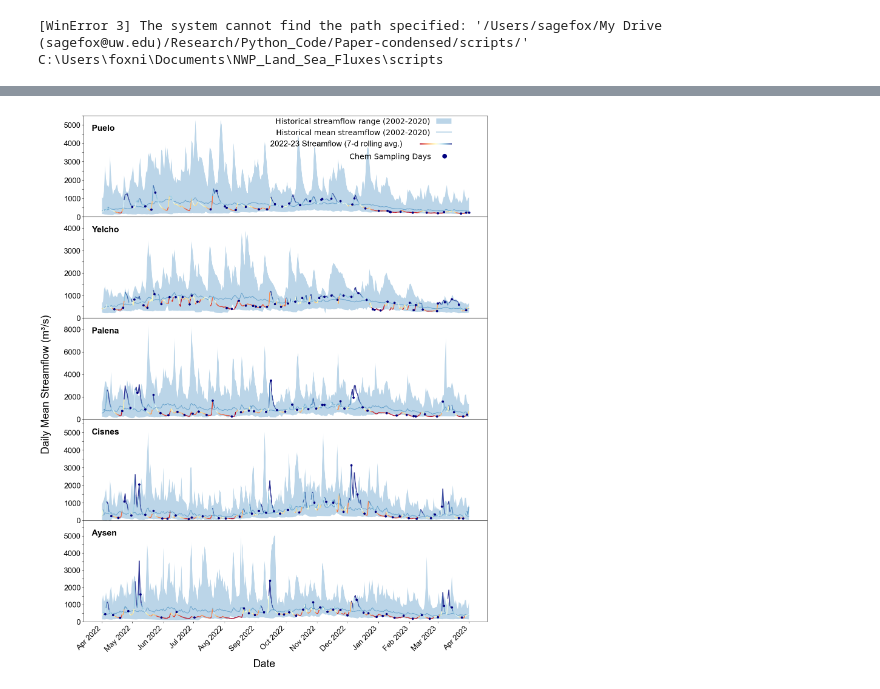
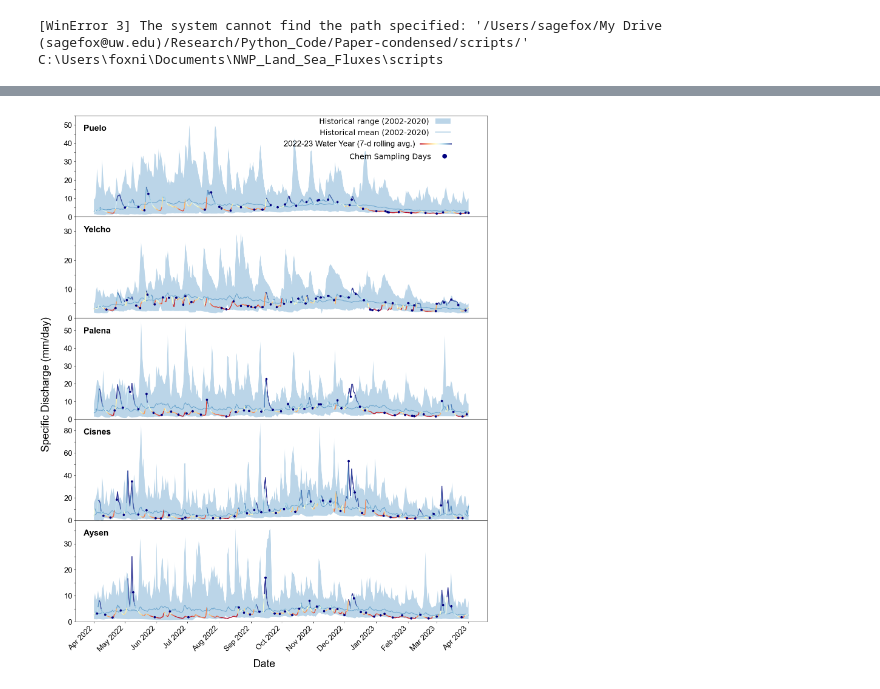
Before and after one commit to sagefox3598/NWP_Land_Sea_Fluxes, a Jupyter notebook: scripts/pub_long_term_hydrograph.ipynb, the cells around one changed output, grey strips where cells are left out. Cells and saved outputs as stored; diff of their text form; code cells hidden in the pictures.

Commit message:
Made a specific distarche version of the hydrograph

```diff
--- a/scripts/pub_long_term_hydrograph.ipynb
+++ b/scripts/pub_long_term_hydrograph.ipynb
@@ -70,18 +347,25 @@ DatetimeIndex(['2002-04-10', '2002-04-11', '2002-04-12', '2002-04-13',
 # %%
-fname_stem = "sampled_hydrograph_"
+fname_stem = "sampled_runoffgraph"
 if display_points_legend:
-    fname_stem = fname_stem + "legend_on"
+    fname_stem = fname_stem + "_legend_on"
 if display_line_colorbar:
-    fname_stem = fname_stem + "linecolorbar"
+    fname_stem = fname_stem + "_linecolorbar"
 if uniform_points:
-    fname_stem = fname_stem + "uniform_points"
+    fname_stem = fname_stem + "_uniform_points"
 else:
-    fname_stem = fname_stem + "coded_points"
+    fname_stem = fname_stem + "_coded_points"
 
 # ===== LOAD NEW STREAMFLOW DATA (CSV) =====
 data = pd.read_csv(datapath, parse_dates=['Date'])
 data.set_index("Date", inplace=True)
 data.index = pd.to_datetime(data.index)
+
+# Load in watershed areas
+areas_path = Path.cwd().parent/"data"/"watershed_area_stats.csv"
+areas = pd.read_csv(areas_path).set_index("river_name")["total_area"]
+
+# Convert to mm/day. m^3/s * (86.4 mm*km*s*m^-3day^-1) / km = mm/day
+data = data * 86.4 / areas
 
 # The CSV has columns for each river (with headers: Puelo, Yelcho, Palena, Cisnes, Aysen)
 river_codes = ["Puelo", "Yelcho", "Palena", "Cisnes", "Aysen"]
@@ -193,8 +477,8 @@ for (name, ax) in zip(river_names, axes):
     daily_flow_ser = contemporary_flow[name]
 
     # Plot the historical min/max as a shaded area and historical mean as a line.
-    ax.fill_between(HDF.index, HDF["min"], HDF["max"], alpha=0.3, label="Historical streamflow range (2002-2020)")
-    ax.plot(HDF.index, HDF["mean"], label="Historical mean streamflow (2002-2020)", alpha=0.5)
+    ax.fill_between(HDF.index, HDF["min"], HDF["max"], alpha=0.3, label="                  Historical range (2002-2020)")
+    ax.plot(HDF.index, HDF["mean"], label="                  Historical mean (2002-2020)", alpha=0.5)
 
     # Plot the daily mean line.
     if color_line_by_percentile:
@@ -238,7 +522,7 @@ for (name, ax) in zip(river_names, axes):
 
     # Set individual subplot labels.
     if date_range_option == "none":
-        ax.set_ylabel("Flow (m³/s)")
+        ax.set_ylabel("Runoff (m/day")
         ax.set_xlabel("Date")
         ax.set_title(name)
     else:
@@ -263,38 +547,43 @@ for (name, ax) in zip(river_names, axes):
 
     # --- Set y-axis ticks and limits in merged mode individually.
     if date_range_option != "none":
+        if name == "Puelo":
+            ax.set_ylim(0, 55)
+            ax.yaxis.set_major_locator(MultipleLocator(5))
+            ax.yaxis.set_major_formatter(FuncFormatter(lambda x, pos: f"{int(x)}" if np.isclose(x % 10, 0, atol=1e-6) else ""))
+        elif name == "Yelcho":
+            ax.set_ylim(0, 35)
+            ax.yaxis.set_major_locator(MultipleLocator(5))
+            ax.yaxis.set_major_formatter(FuncFormatter(lambda x, pos: f"{int(x)}" if np.isclose(x % 10, 0, atol=1e-6) else ""))
         if name == "Palena":
-            ax.set_ylim(0, 9000)
-            ax.yaxis.set_major_locator(MultipleLocator(2000))
-            ax.yaxis.set_major_formatter(FuncFormatter(lambda x, pos: f"{int(x)}" if np.isclose(x % 2000, 0, atol=1e-6) else ""))
-        elif name == "Yelcho":
-            ax.set_ylim(0, 4500)
-            ax.yaxis.set_major_locator(MultipleLocator(500))
-            ax.yaxis.set_major_formatter(FuncFormatter(lambda x, pos: f"{int(x)}" if np.isclose(x % 1000, 0, atol=1e-6) else ""))
+            ax.set_ylim(0, 57)
+            ax.yaxis.set_major_locator(MultipleLocator(10))
+            ax.yaxis.set_major_formatter(FuncFormatter(lambda x, pos: f"{int(x)}" if np.isclose(x % 10, 0, atol=1e-6) else ""))
         elif name == "Cisnes":
-            ax.set_ylim(0, 5750)
-            ax.yaxis.set_major_locator(MultipleLocator(500))
-            ax.yaxis.set_major_formatter(FuncFormatter(lambda x, pos: f"{int(x)}" if np.isclose(x % 1000, 0, atol=1e-6) else ""))
+            ax.set_ylim(0, 90)
+            ax.yaxis.set_major_locator(MultipleLocator(10))
+            ax.yaxis.set_major_formatter(FuncFormatter(lambda x, pos: f"{int(x)}" if np.isclose(x % 20, 0, atol=1e-6) else ""))
         elif name == "Aysen":
-            ax.set_ylim(0, 5900)
-            ax.yaxis.set_major_locator(MultipleLocator(500))
-            ax.yaxis.set_major_formatter(FuncFormatter(lambda x, pos: f"{int(x)}" if np.isclose(x % 1000, 0, atol=1e-6) else ""))
-        else:
-            data_max = max(daily_flow_ser.max(), HDF["max"].max())
-            upper_lim = np.ceil(data_max / 500) * 500
-            ax.set_ylim(0, upper_lim)
-            ax.yaxis.set_major_locator(MultipleLocator(500))
-            ax.yaxis.set_major_formatter(FuncFormatter(lambda x, pos: f"{int(x)}" if np.isclose(x % 1000, 0, atol=1e-6) else ""))
+            ax.set_ylim(0, 39)
+            ax.yaxis.set_major_locator(MultipleLocator(5))
+            ax.yaxis.set_major_formatter(FuncFormatter(lambda x, pos: f"{int(x)}" if np.isclose(x % 10, 0, atol=1e-6) else ""))
+        # else:
+        #     data_max = max(daily_flow_ser.max(), HDF["max"].max())
+        #     upper_lim = np.ceil(data_max / 500) * 500
+        #     ax.set_ylim(0, upper_lim)
+        #     ax.yaxis.set_major_locator(MultipleLocator(500))
+        #     ax.yaxis.set_major_formatter(FuncFormatter(lambda x, pos: f"{int(x)}" if np.isclose(x % 1000, 0, atol=1e-6) else ""))
 
     # Set shared x-axis tick marks to be exactly one per month.
     if date_range_option != "none":
+
         ax.xaxis.set_major_locator(mdates.MonthLocator())
         ax.xaxis.set_major_formatter(mdates.DateFormatter('%b %Y'))
 
 # Add common x- and y-axis labels if the subplots are merged.
 if date_range_option != "none":
     fig.text(0.5, 0.035, "Date", ha="center", fontsize=25, fontname="Arial")
-    fig.text(0.01, 0.5, "Daily Mean Streamflow (m³/s)", va="center", rotation="vertical", fontsize=25, fontname="Arial")
+    fig.text(0.01, 0.5, "Specific Discharge (mm/day)", va="center", rotation="vertical", fontsize=25, fontname="Arial")
 
 # Add a figure-level legend for the streamflow data if desired.
 if display_data_legend and display_points_legend:
@@ -313,7 +602,7 @@ if color_line_by_percentile and display_line_colorbar and display_points_legend:
     #cbar.ax.set_yticklabels([])  # remove tick labels
     cbar.ax.set_xticklabels([])
     # Remove the default label (if any) and add an annotation to position it on the right.
-    cax.annotate("Sampled Streamflow", xy=(1.12, 0.5), xycoords="axes fraction",
+    cax.annotate("Sampled Runoff", xy=(1.12, 0.5), xycoords="axes fraction",
                  rotation=0, va="center", fontsize=19, fontname="Arial")
 
 ####Conditional formatting for no points legend
@@ -325,32 +614,32 @@ if uniform_points and display_data_legend and (not display_points_legend):
     # Shift the data legend to the right.
     fig.legend(handles=data_handles, loc='upper left', bbox_to_anchor=(0.51, 0.95), fontsize=18, frameon=False, markerfirst=False)
 
     # Adjust the colorbar position: add a new colorbar axes positioned further to the right.
     # (Assuming lc is defined in your loop for the colored line.)
     cax = fig.add_axes([0.842, 0.895, 0.07, 0.002])  # [left, bottom, width, height] in figure coords
     cbar = fig.colorbar(lc, cax=cax, orientation='horizontal')
     #cbar.ax.invert_xaxis()
     cbar.outline.set_visible(False)
     cbar.ax.tick_params(axis='both', which='both', length=0)
     cbar.ax.set_xticklabels([])
-    cax.annotate("2022-23 Streamflow (7-d rolling avg.)", xy=(-4.7, 0.5), xycoords="axes fraction",
+    cax.annotate("      2022-23 Water Year (7-d rolling avg.)", xy=(-4.7, 0.5), xycoords="axes fraction",
                  rotation=0, va="center", fontsize=19, fontname="Arial")
 
     # Create a new axes for the uniform points legend.
     up_ax = fig.add_axes([0.75, 0.85, 0.1, 0.05])  # Adjust these coordinates as needed.
     up_ax.axis('off')
     from matplotlib.lines import Line2D
     up_handle = Line2D([], [], marker='o', color='navy', linestyle='None', markersize=10, label="Chem Sampling Days")
     up_ax.legend(handles=[up_handle], loc='center', frameon=False, fontsize=18, markerfirst=False)
 # #### end conditional block
 
 # Add a figure-level legend for the sampling points if desired.
 if display_points_legend:
     fig.legend(handles=lines1, loc='upper right', bbox_to_anchor=(0.98, 0.95), fontsize=18, frameon=False)
 
 fig.tight_layout(rect=[0.05, 0.05, 1, 0.95])
 if savefig:
     plt.savefig(figpath/(fname_stem+"_"+date_range_option+"_pub.jpeg"), dpi=800, bbox_inches='tight')
 plt.show()
 # %% [output]
-[figure, old version]
+[figure, new version]
```
Also changed, not shown: parts of 5 cells of this notebook, 1 other file.
